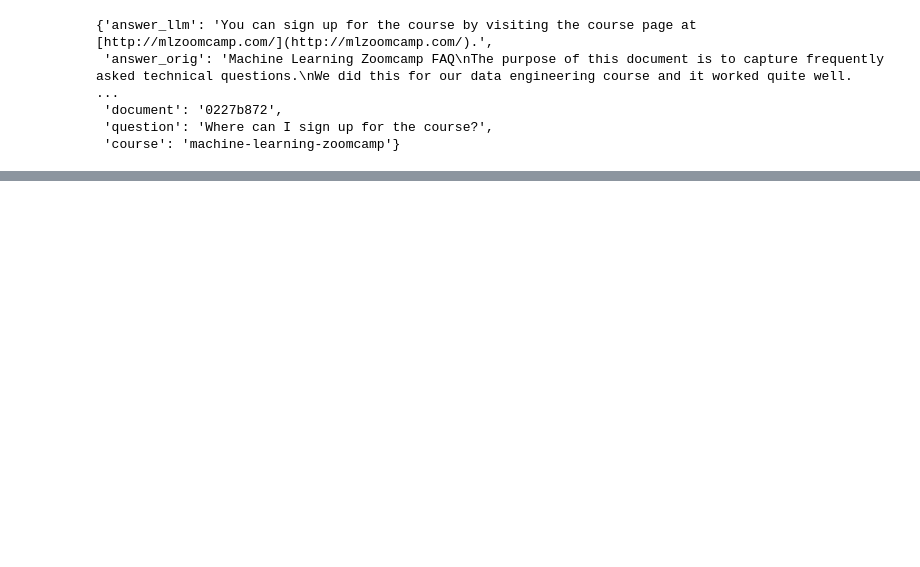
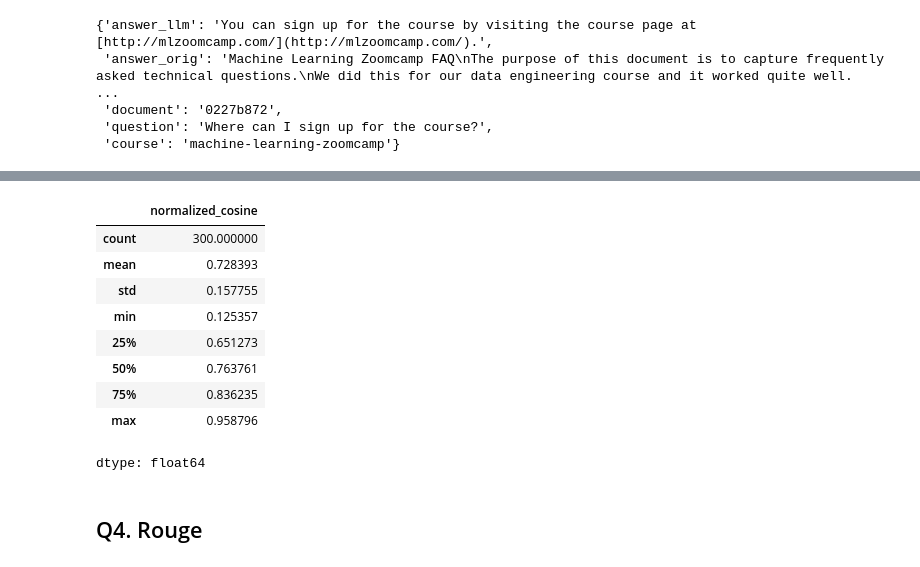
Before and after one commit to Shankar-Hadimani/mini-qa-llm-rag, a Jupyter notebook: 04-monitoring/offline-rag-evaluation-assignment.ipynb, the cells around one changed output, grey strips where cells are left out. Drawn from its saved outputs; the diff is of its cells as text; code cells hidden in the pictures; blank space fills up the shorter version.

```diff
--- a/04-monitoring/offline-rag-evaluation-assignment.ipynb
+++ b/04-monitoring/offline-rag-evaluation-assignment.ipynb
@@ -407,0 +194,39 @@ df.head()
+# %%
+import numpy as np
+
+def compute_norm_similarity(record):
+    answer_orig = record['answer_orig']
+    answer_llm = record['answer_llm']
+
+    v_llm = model.encode(answer_llm)
+    v_llm_norm = np.sqrt((v_llm * v_llm).sum())
+    v_llm_norm_result = v_llm / v_llm_norm
+
+    v_orig = model.encode(answer_orig)
+    v_orig_norm = np.sqrt((v_orig * v_orig).sum())
+    v_llm_orig_result = v_orig / v_orig_norm
+
+
+    return v_llm_norm_result.dot(v_llm_orig_result)
+# %%
+norm_similarity = []
+
+for record in tqdm(results_gpt4o_mini_dict):
+    sim = compute_norm_similarity(record)
+    norm_similarity.append(sim)
+# %%
+df['normalized_cosine'] = norm_similarity
+df['normalized_cosine'].describe()
+# %% [output]
+|  | normalized_cosine |
+| count | 300.000000 |
+| mean | 0.728393 |
+| std | 0.157755 |
+| min | 0.125357 |
+| 25% | 0.651273 |
+| 50% | 0.763761 |
+| 75% | 0.836235 |
+| max | 0.958796 |
+dtype: float64
+# %% [markdown]
+## Q4. Rouge
```
Also changed, not shown: parts of 77 cells of this notebook.
